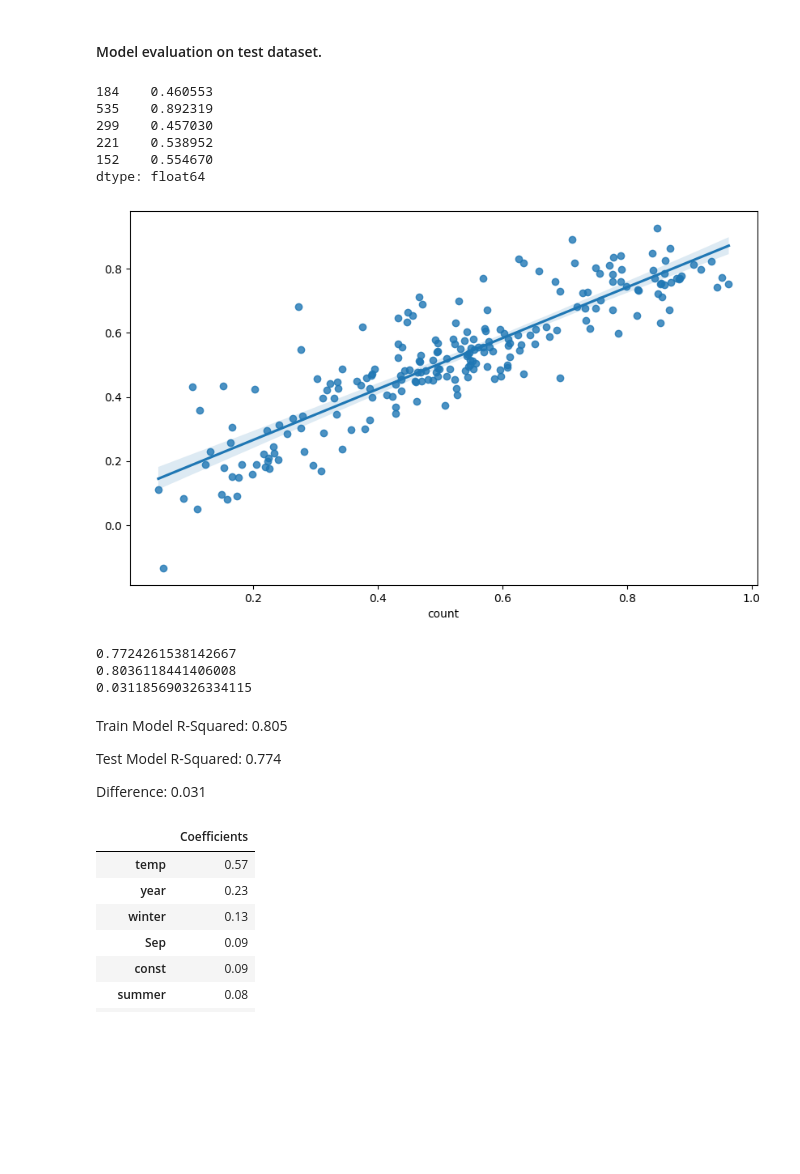
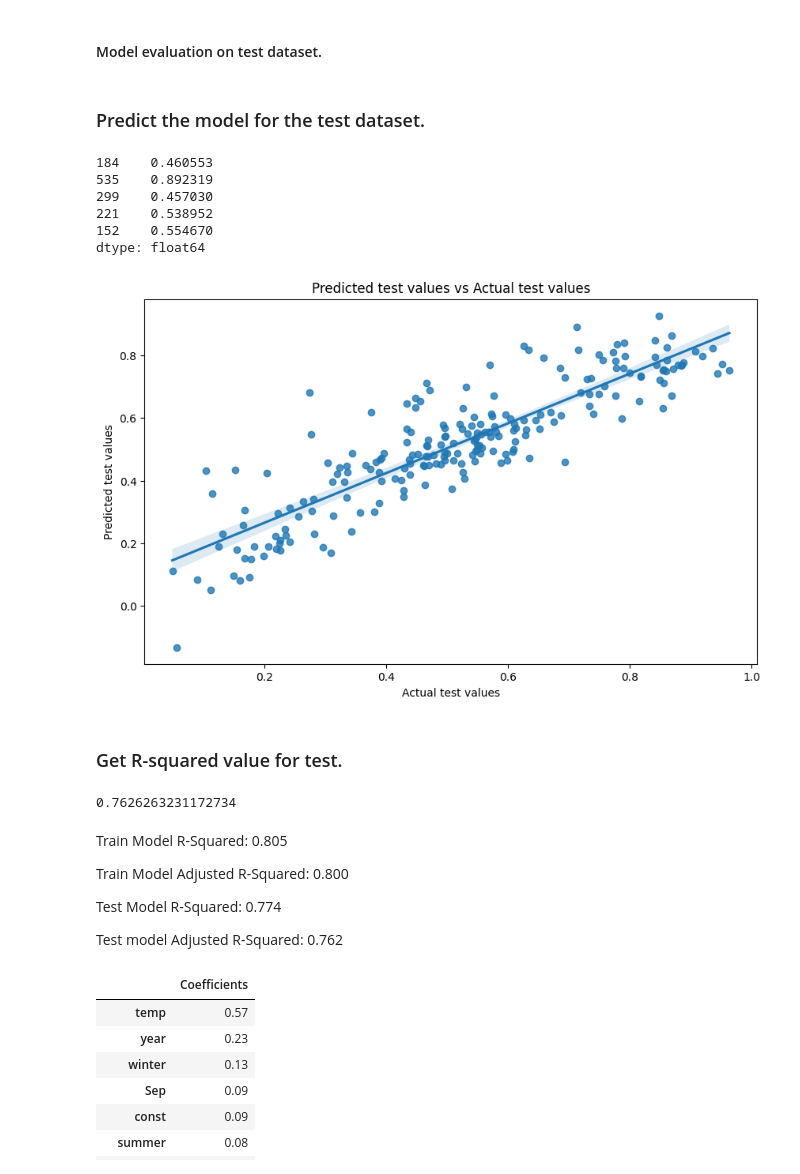
Before and after one commit to ranpariyachetan/boombikes-linearregression, a Jupyter notebook: regression-assignment.ipynb, the cells around one changed output. Drawn from its saved outputs; the diff is of its cells as text; code cells hidden in the pictures; blank space fills up the shorter version.

```diff
--- a/regression-assignment.ipynb
+++ b/regression-assignment.ipynb
@@ -304,11 +297,8 @@ Weekdays.head()
 | 2 | 1 | 0 | 0 | 0 | 0 | 0 |
 | 3 | 0 | 1 | 0 | 0 | 0 | 0 |
 | 4 | 0 | 0 | 1 | 0 | 0 | 0 |
-# %%
-boombikes = pd.concat([boombikes, Weekdays], axis=1)
-
-# Dropping 'weekday' column as dummy variables are created for the same.
-boombikes = boombikes.drop('weekday', axis=1)
+# %%
+boombikes = merge_dummies_and_drop_original_column(boombikes, Weekdays, 'weekday')
 # %%
 boombikes.shape
 # %% [output]
@@ -326,10 +316,3 @@ Weather.head()
 | 2 | 0 | 0 |
 | 3 | 0 | 0 |
 | 4 | 0 | 0 |
-# %%
-boombikes = pd.concat([boombikes, Weather], axis=1)
-
-# Dropping 'weather' column as dummy variables are created for the same.
-boombikes = boombikes.drop('weather', axis=1)
-
-boombikes.shape
@@ -338,3 +319,5 @@ boombikes.shape
+# %%
+boombikes = merge_dummies_and_drop_original_column(boombikes, Weather, 'weather')
 # %%
 # Let's check correlation between the variables one more time.
 
@@ -827,5 +840,7 @@ plt.show()
 #### Model evaluation on test dataset.
 # %%
 X_train_rfe = X_train_rfe.drop('const', axis=1)
+# %% [markdown]
+### Predict the model for the test dataset.
 # %%
 
@@ -853,25 +871,36 @@ dtype: float64
 # %%
 plt.figure(figsize=(10, 6))
 sns.regplot(x=y_test, y=y_test_pred)
+plt.ylabel('Predicted test values')
+plt.xlabel('Actual test values')
+plt.title('Predicted test values vs Actual test values')
 plt.show()
 # %% [output]
-[figure, old version]
+[figure, new version]
+# %% [markdown]
+### Get R-squared value for test.
 # %%
 from sklearn.metrics import r2_score
 test_r2_score = r2_score(y_test, y_test_pred)
-train_r2_score = r2_score(y_train, y_train_pred)
-print(test_r2_score)
-print(train_r2_score)
-print(train_r2_score - test_r2_score)
-# %% [output]
-0.7724261538142667
-0.8036118441406008
-0.031185690326334115
+# %%
+n = X_test_sm.shape[0]
+
+# Number of features (predictors, p) is the shape along axis 1
+p = X_test_sm.shape[1]
+
+# We find the Adjusted R-squared using the formula
+
+adjusted_r2 = 1-(1-test_r2_score)*(n-1)/(n-p-1)
+adjusted_r2
+# %% [output]
+0.7626263231172734
 # %% [markdown]
 Train Model R-Squared: 0.805
 
+Train Model Adjusted R-Squared: 0.800
+
 Test Model R-Squared: 0.774
 
-Difference: 0.031
+Test model Adjusted R-Squared: 0.762
 # %%
 coeffs = pd.DataFrame(sm_model.params, columns=['Coefficients'])
```
Also changed, not shown: parts of 27 cells of this notebook.
